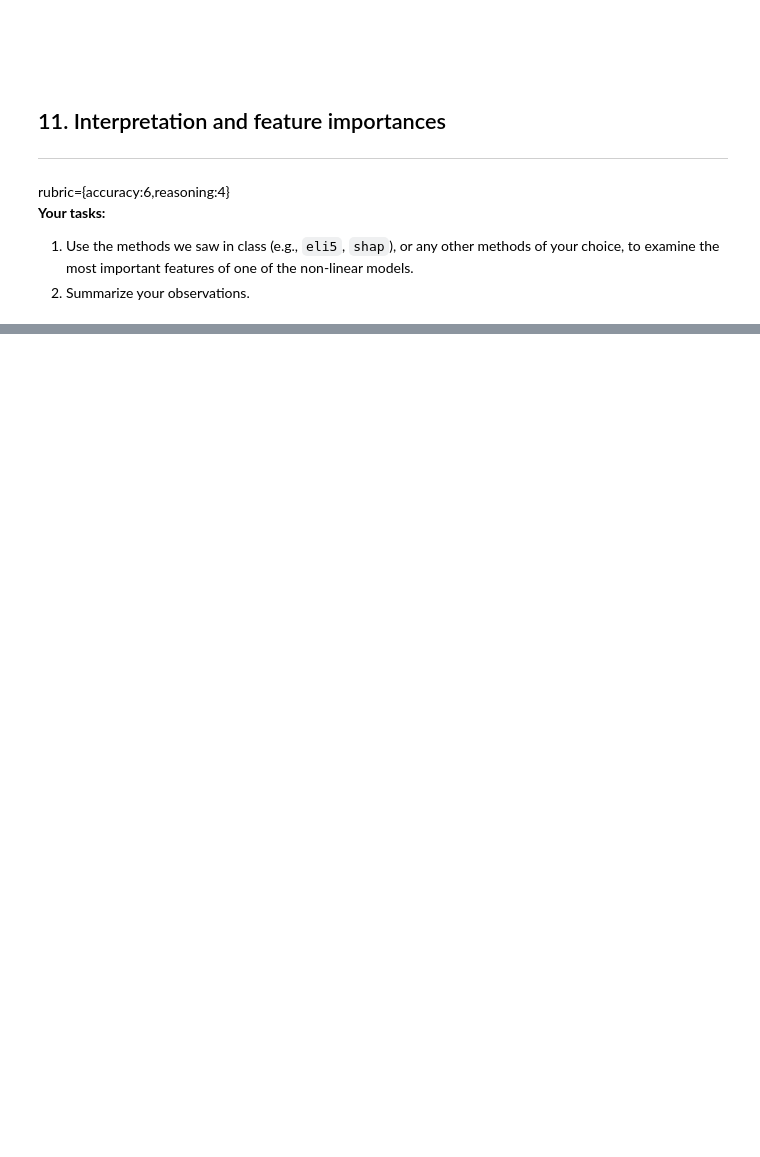
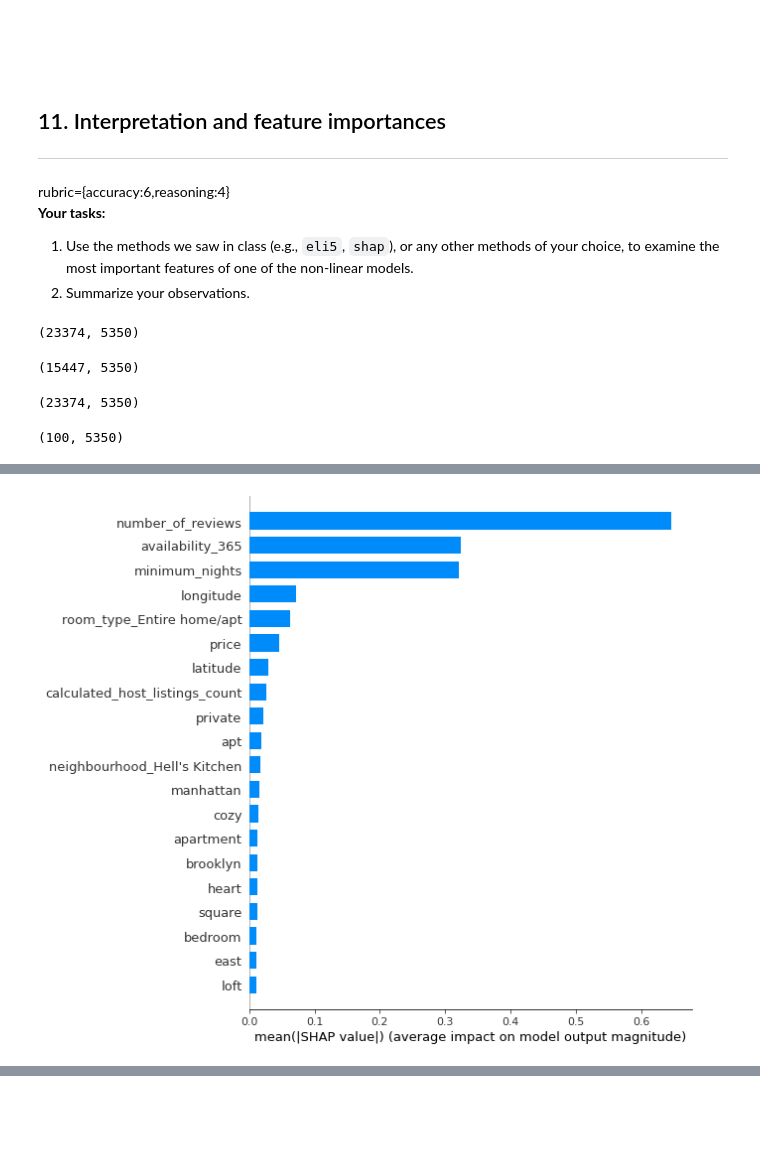
Before and after one commit to rezam747/573_lab4, a Jupyter notebook: lab4.ipynb, the cells around one changed output, grey strips where cells are left out. Saved outputs shown, nothing was run; the diff lists cells and outputs as text; code cells hidden in the pictures; blank space fills up the shorter version.

```diff
--- a/lab4.ipynb
+++ b/lab4.ipynb
@@ -550,0 +552,63 @@ rubric={accuracy:6,reasoning:4}
+# %%
+pipe_lgbm_tuned = make_pipeline(
+    preprocessor,
+    LGBMRegressor(
+        num_leaves = random_search.best_params_['lgbmregressor__num_leaves'],
+        n_estimators= random_search.best_params_['lgbmregressor__n_estimators'],
+        max_depth= random_search.best_params_['lgbmregressor__max_depth'],
+        random_state=123
+    )
+)
+# %%
+pipe_lgbm_tuned.fit(X_train, y_train)
+
+ohe_feature_names = (
+    pipe_lgbm_tuned.named_steps["columntransformer"]
+    .named_transformers_["onehotencoder"]
+    .get_feature_names_out(categorical_feats)
+    .tolist()
+)
+
+count_feature_names = (
+    pipe_lgbm_tuned.named_steps["columntransformer"]
+    .named_transformers_["countvectorizer"]
+    .get_feature_names_out()
+    .tolist()
+)
+feature_names = (numeric_feats + ohe_feature_names + count_feature_names)
+# %%
+X_train_enc = pd.DataFrame(
+    data=preprocessor.transform(X_train).toarray(),
+    columns=feature_names,
+    index=X_train.index,
+)
+X_train_enc.shape
+# %% [output]
+(23374, 5350)
+# %%
+X_test_enc = pd.DataFrame(
+    data=preprocessor.transform(X_test).toarray(),
+    columns=feature_names,
+    index=X_test.index,
+)
+X_test_enc.shape
+# %% [output]
+(15447, 5350)
+# %%
+pipe_lgbm_tuned.fit(X_train, y_train)
+
+lgbm_explainer = shap.TreeExplainer(pipe_lgbm_tuned.named_steps["lgbmregressor"])
+train_lgbm_shap_values = lgbm_explainer.shap_values(X_train_enc)
+train_lgbm_shap_values.shape
+# %% [output]
+(23374, 5350)
+# %%
+# We are only extracting shapely values for the first 100 test examples for speed.
+test_lgbm_shap_values = lgbm_explainer.shap_values(X_test_enc[:100])
+test_lgbm_shap_values.shape
+# %% [output]
+(100, 5350)
+# %%
+shap.initjs()
+shap.summary_plot(train_lgbm_shap_values, X_train_enc, plot_type="bar")
+# %% [output]
@@ -550,0 +616 @@ rubric={accuracy:6,reasoning:4}
+[figure, added]
```
Also changed, not shown: parts of 18 cells of this notebook.
